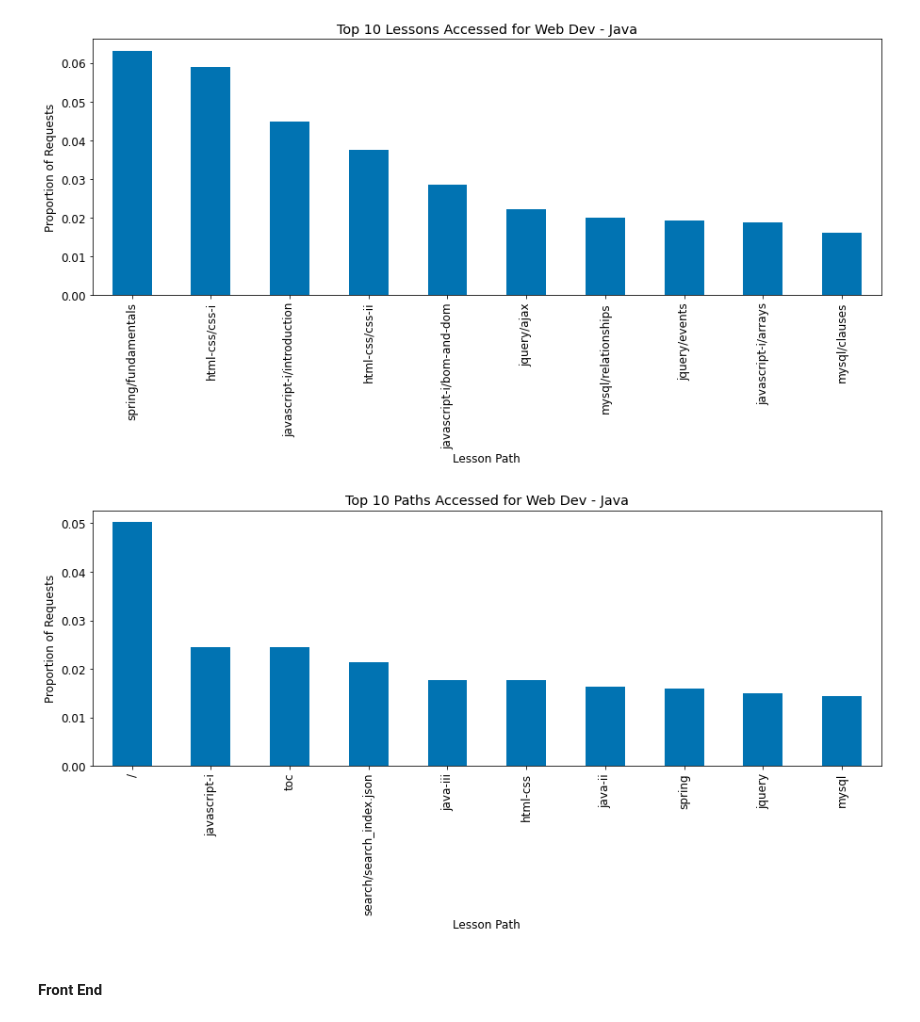
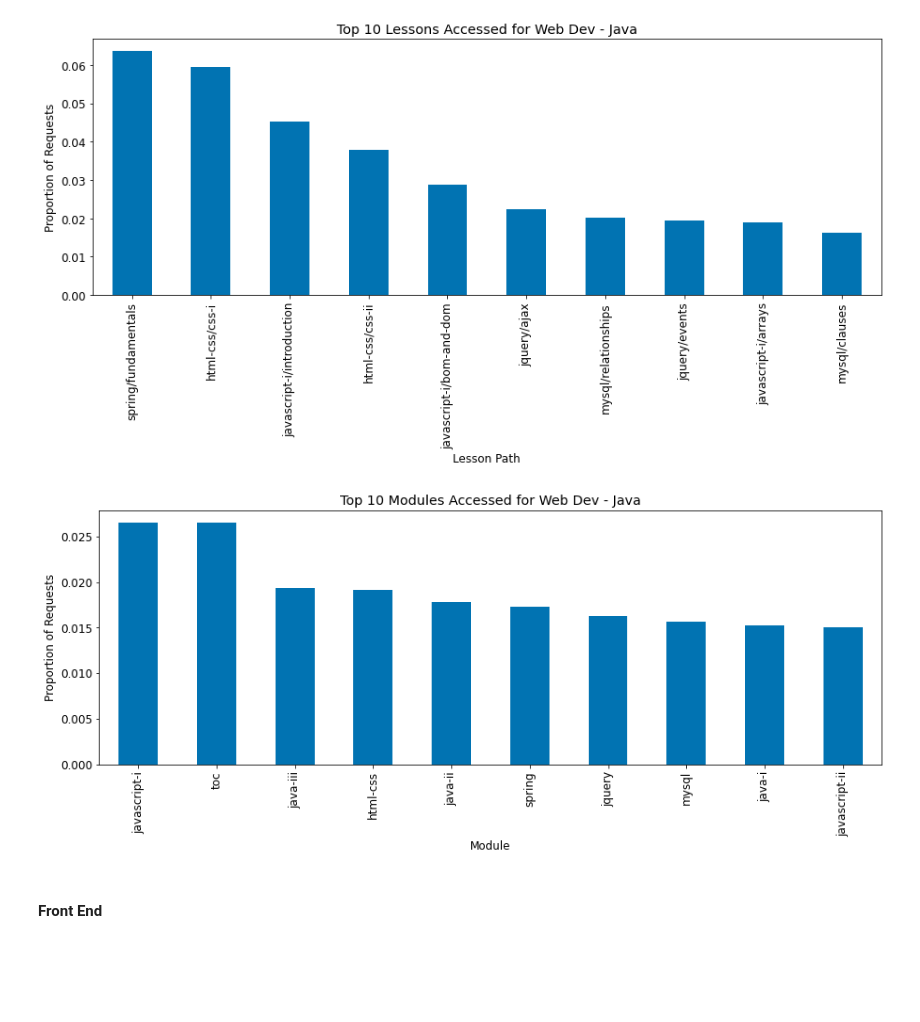
Before and after one commit to adam-talbot/anomaly-detection-project, a Jupyter notebook: scratchpad.ipynb, the cells around one changed output. Drawn from its saved outputs; the diff is of its cells as text; code cells hidden in the pictures; blank space fills up the shorter version.

```diff
--- a/scratchpad.ipynb
+++ b/scratchpad.ipynb
@@ -759,0 +785,3 @@ df['module/lesson'].isna().sum() / df.shape[0]
+# %%
+# take subset where path doesn't end with jpeg
+df1 = df1[~df1.path.str.endswith('jpeg')]
@@ -759,0 +792,3 @@ df['module/lesson'].isna().sum() / df.shape[0]
+# %%
+# take subset where path doesn't end with svg
+df1 = df1[~df1.path.str.endswith('svg')]
@@ -759,0 +799,3 @@ df['module/lesson'].isna().sum() / df.shape[0]
+# %%
+# I also want to get rid of requests for the home page or the search feature
+df1 = df1[(df1.path != '/') & (df1.path != 'search/search_index.json')]
@@ -781,10 +826,10 @@ df.program.unique()
 array(['Web Dev - PHP', 'Web Dev - Java', nan, 'Web Dev - Front End',
        'Data Science'], dtype=object)
 # %%
-php_df = df[df.program == 'Web Dev - PHP']
-java_df = df[df.program == 'Web Dev - Java']
-fe_df = df[df.program == 'Web Dev - Front End']
-ds_df = df[df.program == 'Data Science']
+php_df = df1[df1.program == 'Web Dev - PHP']
+java_df = df1[df1.program == 'Web Dev - Java']
+fe_df = df1[df1.program == 'Web Dev - Front End']
+ds_df = df1[df1.program == 'Data Science']
 # %% [markdown]
 #### PHP
 # %%
@@ -812,11 +857,11 @@ plt.ylabel('Proportion of Requests');
 [figure]
 # %%
 java_df.path.value_counts(normalize=True).head(10).plot.bar(figsize=(15,5))
-plt.title('Top 10 Paths Accessed for Web Dev - Java')
-plt.xlabel('Lesson Path')
+plt.title('Top 10 Modules Accessed for Web Dev - Java')
+plt.xlabel('Module')
 plt.ylabel('Proportion of Requests');
 # %% [output]
-[figure, old version]
+[figure, new version]
 # %% [markdown]
 #### Front End
 # %%
```
Also changed, not shown: parts of 80 cells of this notebook.
